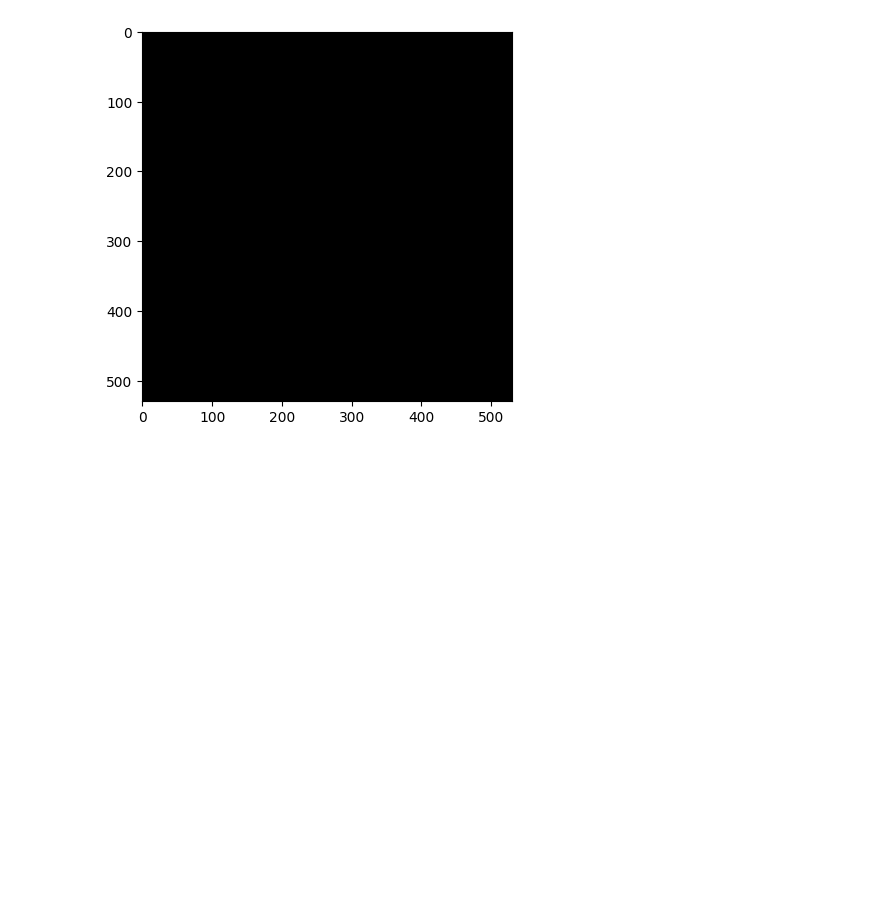
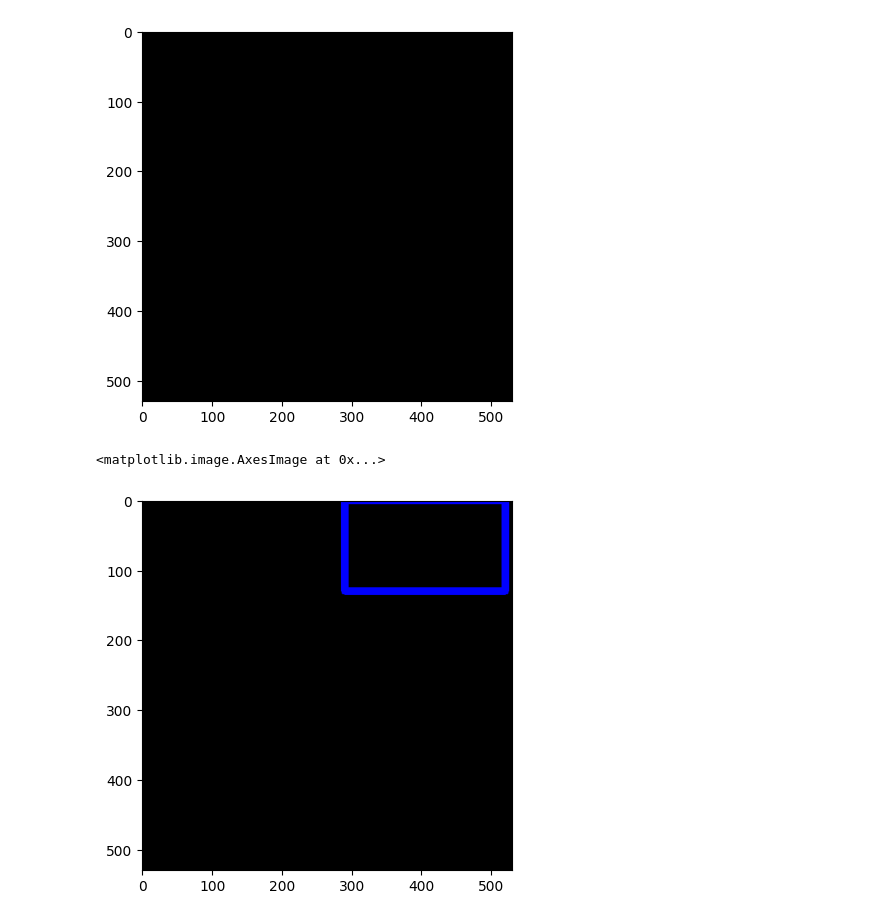
Before and after one commit to farrelandika/PCVK_Genap_2021, a Jupyter notebook: Modul2.ipynb, the cells around one changed output. Saved outputs shown, nothing was run; the diff lists cells and outputs as text; code cells hidden in the pictures; blank space fills up the shorter version.

```diff
--- a/Modul2.ipynb
+++ b/Modul2.ipynb
@@ -85,4 +85,18 @@ plt
 # %% [output]
 <matplotlib.image.AxesImage at 0x...>
 [figure]
+# %%
+import cv2 as cv
+import numpy as np
+import matplotlib.pyplot as plt
+
+#Membuat bentuk geometri 2D dari opencv diawali dengan pembuatan black image dengan tipe data int 16
+black_img = np.zeros((530,530,3), dtype=np.int16)
+
+#Tambahkan bentuk persegi panjang sesuai kordinat pt1 dan pt2
+cv.rectangle(black_img,pt1=(290,0), pt2=(520,130), color=(0,0,255), thickness=10)
+plt.imshow(black_img)
+# %% [output]
+<matplotlib.image.AxesImage at 0x...>
+[figure, added]
 # %%
```
Also changed, not shown: parts of 5 cells of this notebook.
